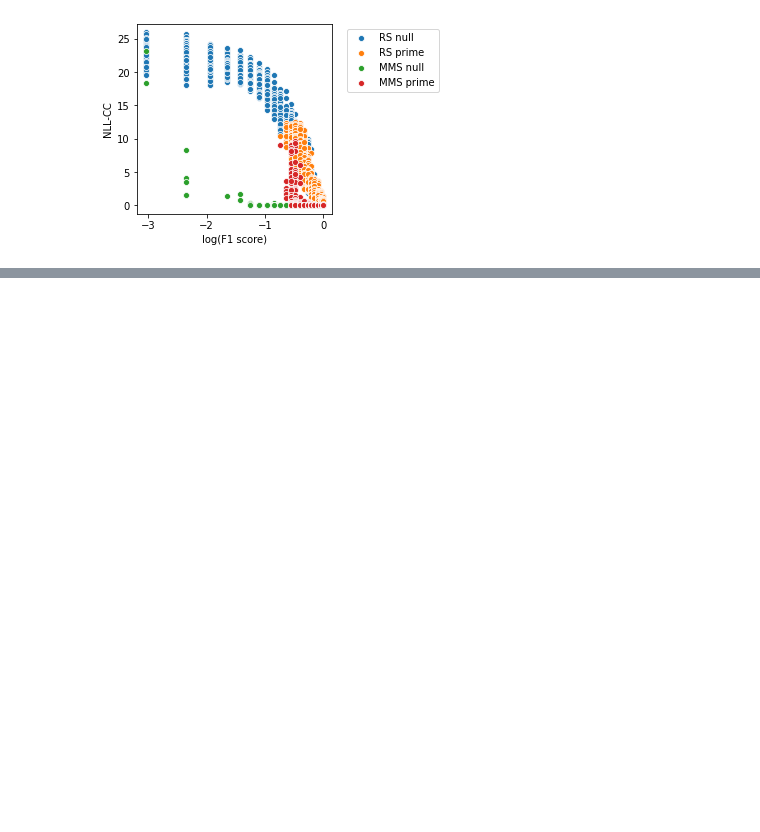
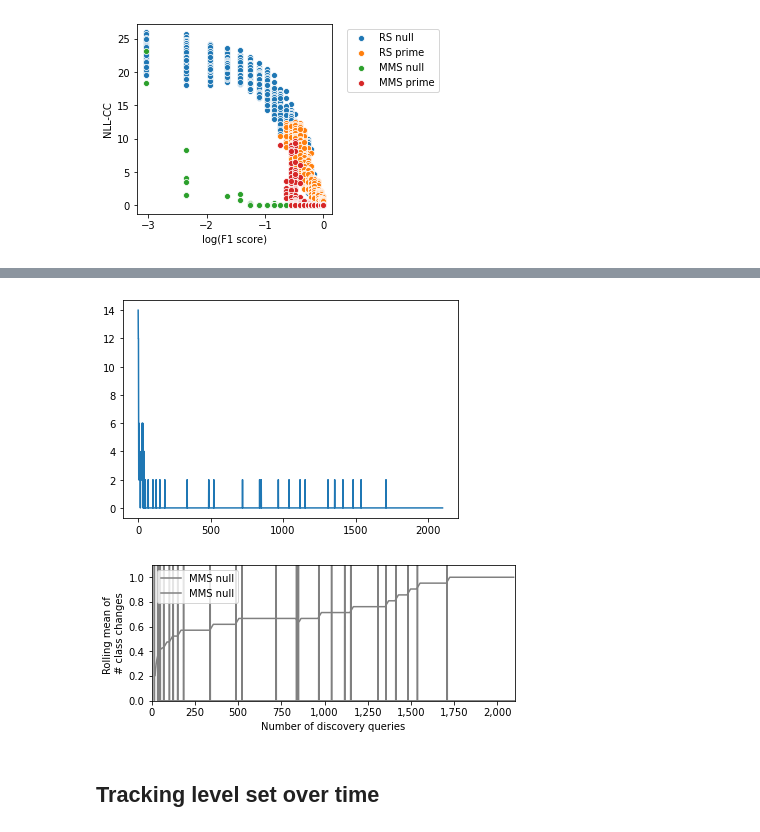
Before and after one commit to ulissigroup/catalyst-acquisitions, a Jupyter notebook: notebooks/comparisons/compare_hallucinations_synthesized.ipynb, the cells around one changed output, grey strips where cells are left out. Drawn from its saved outputs; the diff is of its cells as text; code cells hidden in the pictures; blank space fills up the shorter version.

Commit message:
Plot bulk level value and dFhat histories

```diff
--- a/notebooks/comparisons/compare_hallucinations_synthesized.ipynb
+++ b/notebooks/comparisons/compare_hallucinations_synthesized.ipynb
@@ -497,0 +503,33 @@ _ = plt.savefig('../../MMS_manuscript/figures/hallucinations/synthesized/change_
+# %%
+# Some diagnostic plots to figure out what's going on
+_ = sns.lineplot(list(range(len(change_histories['MMS null']))),
+                 change_histories['MMS null'])
+
+window = 20
+
+fig = plt.figure(figsize=FIG_SIZE)
+ax = fig.gca()
+_ = plot_rolling_metric(ax=ax,
+                        metric_values=mms_null_discoverer.reward_history,
+                        label='MMS null',
+                        metric_name='F1 score',
+                        unit='',
+                        window=window,
+                        color='gray')
+
+#fig = plt.figure(figsize=FIG_SIZE)
+#ax = fig.gca()
+_ = plot_rolling_metric(ax=ax,
+                        metric_values=change_histories['MMS null'],
+                        label='MMS null',
+                        metric_name='# class changes',
+                        unit='',
+                        window=1,
+                        color='gray')
+
+_ = ax.set_ylim([0, 1.1])
+# %% [output]
+[figure, added]
+[figure, added]
+# %% [markdown]
+## Tracking level set over time
```
Also changed, not shown: parts of 11 cells of this notebook.
